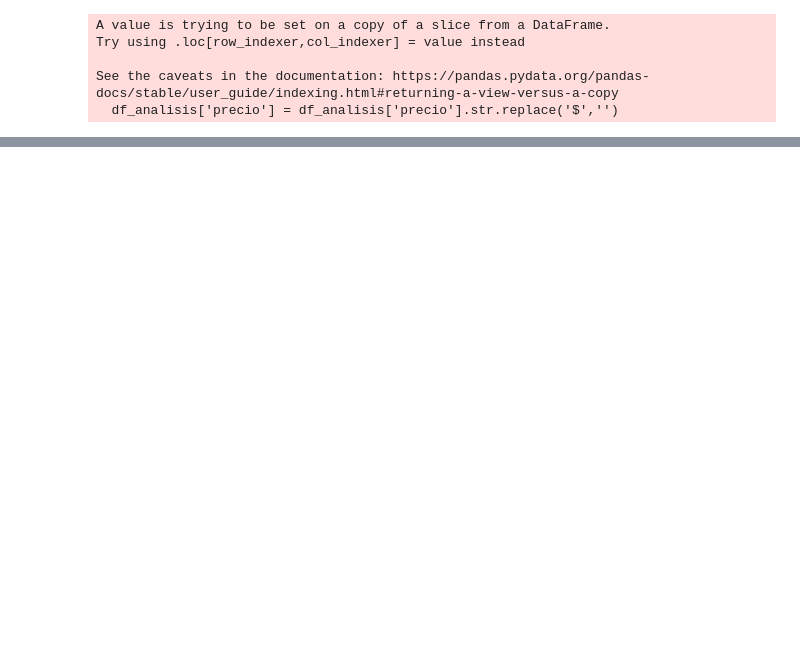
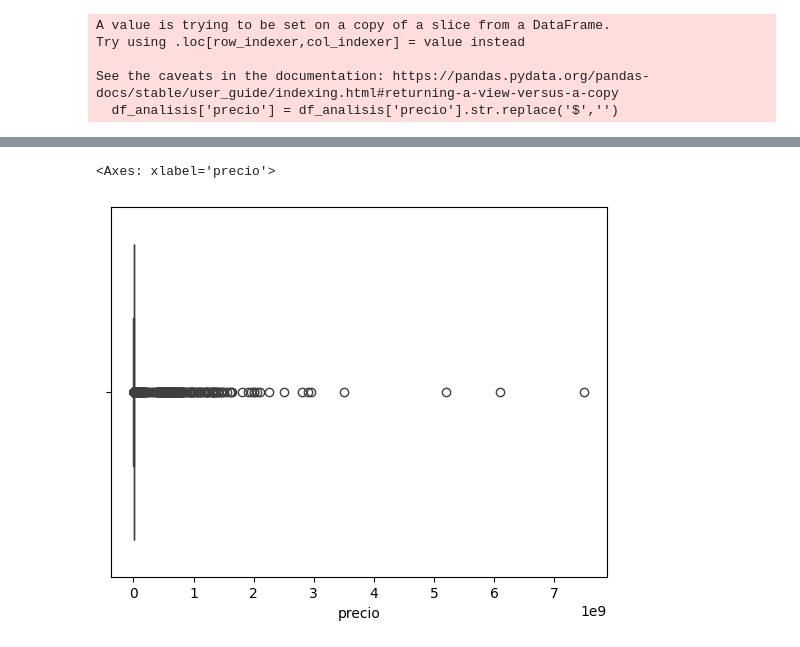
Before and after one commit to roman-correa/scraper, a Jupyter notebook: scraper.ipynb, the cells around one changed output, grey strips where cells are left out. Cells and saved outputs as stored; diff of their text form; code cells hidden in the pictures; blank space fills up the shorter version.

```diff
--- a/scraper.ipynb
+++ b/scraper.ipynb
@@ -811,5 +821,6 @@ min      1.000000e+05
 max      7.500000e+09
 Name: precio, dtype: float64
 # %%
-df_limpio[df_limpio['precio'] == 7500000000]
+sns.boxplot(x=df_limpio['precio'].round(0))
+plt.xlim(0, 2)
 # %% [output]
@@ -817,0 +827,2 @@ df_limpio[df_limpio['precio'] == 7500000000]
+<Axes: xlabel='precio'>
+[figure, added]
```
Also changed, not shown: parts of 11 cells of this notebook, 36 other files.
